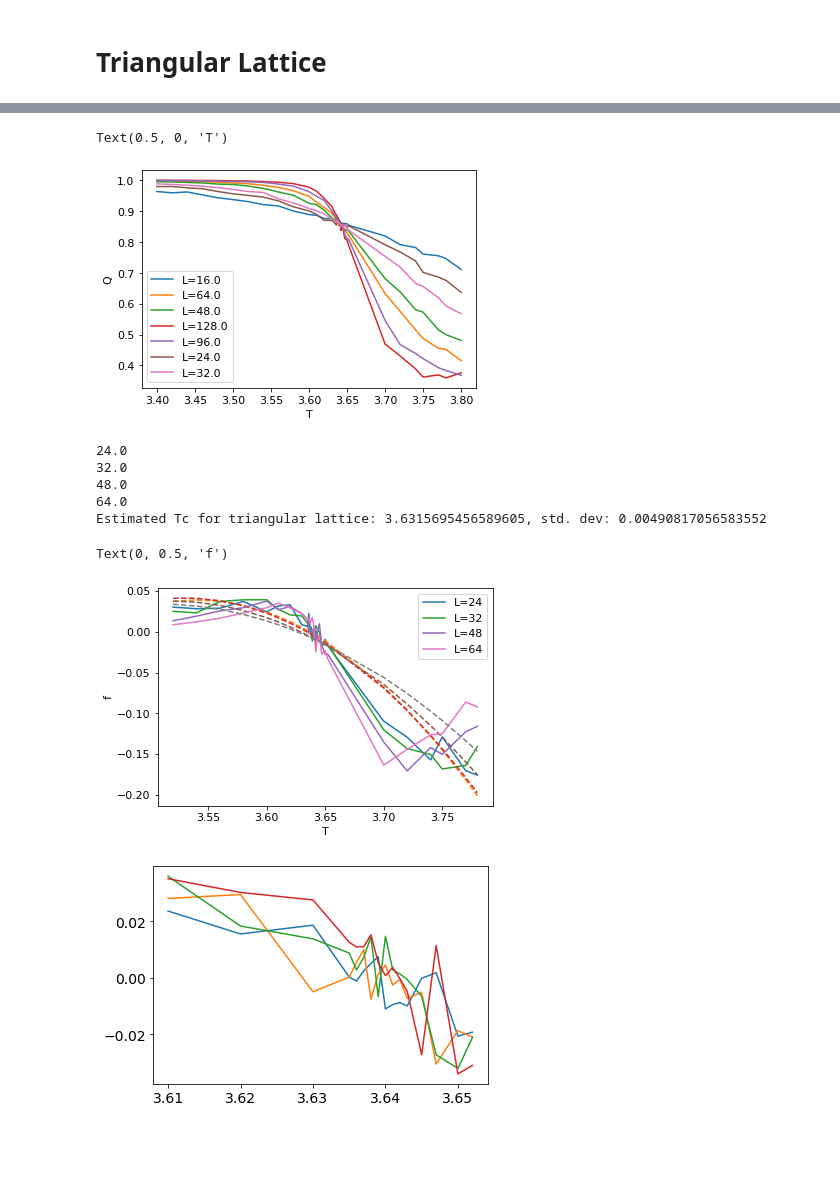
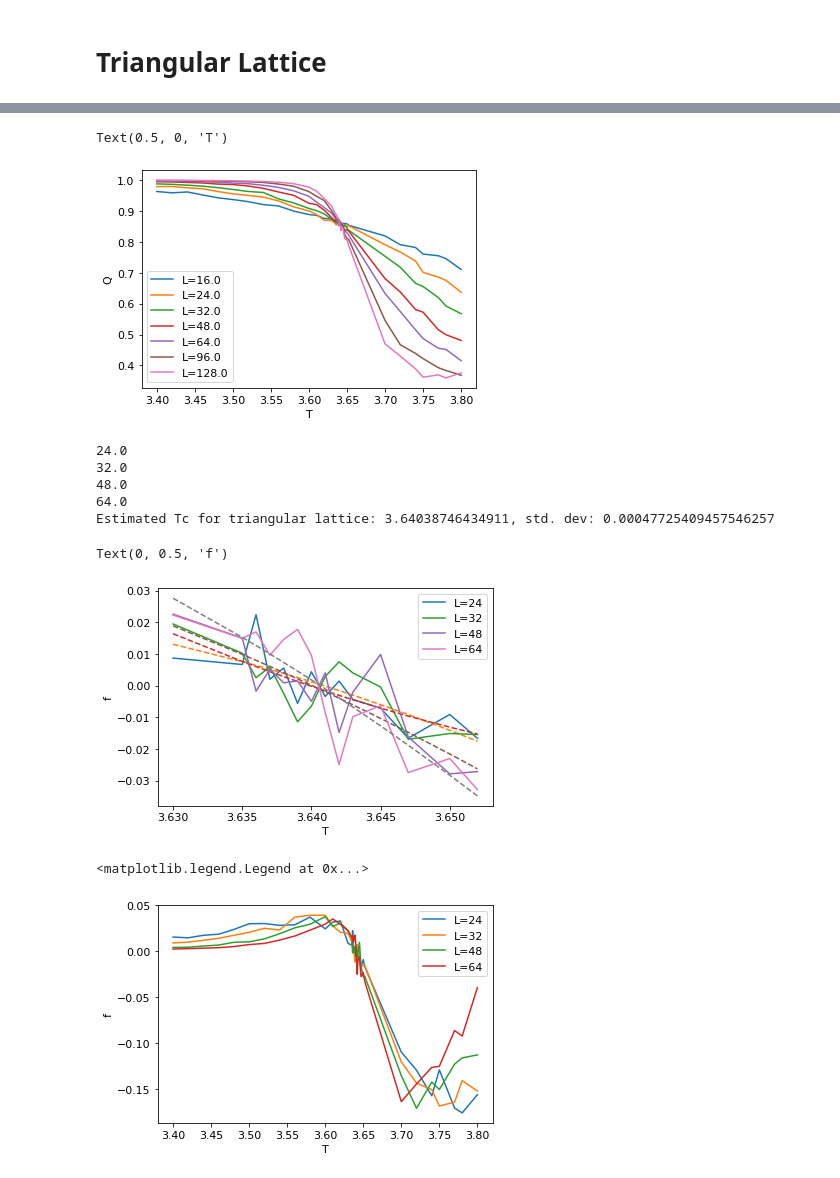
Before and after one commit to klashenriksson/MCSim_CPF, a Jupyter notebook: analysis/lab2/result_analyzer.ipynb, the cells around one changed output, grey strips where cells are left out. Saved outputs shown, nothing was run; the diff lists cells and outputs as text; code cells hidden in the pictures; blank space fills up the shorter version.

Commit message:
regenerated data making sure it was correct

```diff
--- a/analysis/lab2/result_analyzer.ipynb
+++ b/analysis/lab2/result_analyzer.ipynb
@@ -359,11 +360,11 @@ ax.set_yscale("log")
 # Triangular Lattice
 # %%
 dfs = []
-for file in os.listdir("data_summary"):
+for file in os.listdir("data_summary/tri"):
     if "tri" not in file:
         continue
 
-    fullpath = os.path.join("data_summary", file)
+    fullpath = os.path.join("data_summary/tri", file)
     with open(fullpath, "r") as f:
         lines = f.readlines()
         if len(lines) == 0:
@@ -399,7 +400,7 @@ for df_i in dfs:
     L = df_i["L"].iloc[0]
     T = df_i["T"]
 
-    ax.plot(T, m, '-o', label=f"L={L}")
+    ax.plot(T, m, '-', label=f"L={L}")
 
 ax.legend()
 ax.set_xlabel("T")
@@ -423,7 +424,7 @@ ax.set_ylabel("Q")
 ax.set_xlabel("T")
 # %% [output]
 Text(0.5, 0, 'T')
-[figure, old version]
+[figure, new version]
 # %%
 f_dict = {"T": [], "L": [], "value": []}
 
@@ -457,10 +458,8 @@ Tc_tris = []
 
 for L in Ls:
     f_L = f[f["L"] == L]
-    #f_L = f_L[f_L["T"] > 3.62]
-    #f_L = f_L[f_L["T"] < 3.67]
-    f_L = f_L[f_L["T"] > 3.5]
-    f_L = f_L[f_L["T"] < 3.8]
+    f_L = f_L[f_L["T"] > 3.62]
+    f_L = f_L[f_L["T"] < 3.67]
 
     T = f_L["T"]
     f_value = f_L["value"]
@@ -471,7 +470,7 @@ for L in Ls:
     Tc_tris.append(Tc_tri)
 
     ax.plot(T, f_value, label=f"L={L}")
-    #ax.plot(T, coef[0]*T**2 + coef[1]*T + coef[2], '--')
+    ax.plot(T, coef[0]*T**2 + coef[1]*T + coef[2], '--')
 
 ax.legend()
 
@@ -486,20 +485,25 @@ ax.set_ylabel("f")
 32.0
 48.0
 64.0
-Estimated Tc for triangular lattice: 3.6315695456589605, std. dev: 0.00490817056583552
+Estimated Tc for triangular lattice: 3.64038746434911, std. dev: 0.00047725409457546257
 Text(0, 0.5, 'f')
-[figure, old version]
+[figure, new version]
 # %%
 fig, ax = plt.subplots()
 for L in Ls:
     f_L = f[f["L"] == L]
 
     T = f_L["T"]
     f_value = f_L["value"]
 
     ax.plot(T, f_value, label=f"L={L}")
+
+ax.set_xlabel("T")
+ax.set_ylabel("f")
+ax.legend()
 # %% [output]
+<matplotlib.legend.Legend at 0x...>
-[figure, old version]
+[figure, new version]
 # %%
 # Confirm by plotting mag!
 # we have: m ~ (T-Tc)^\beta, beta should be 1/8 = 0.125 in 2D.
```
Also changed, not shown: parts of 8 cells of this notebook, 29 other files.
